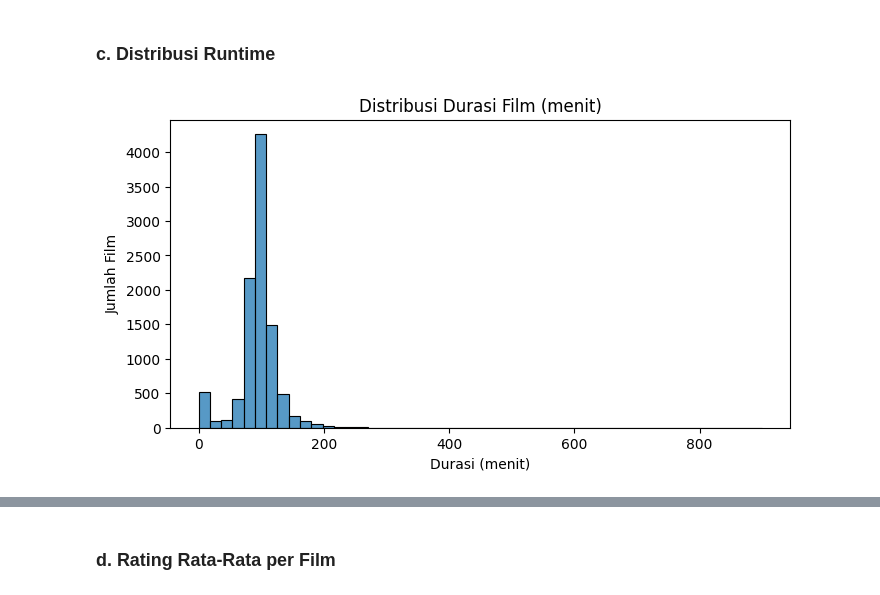
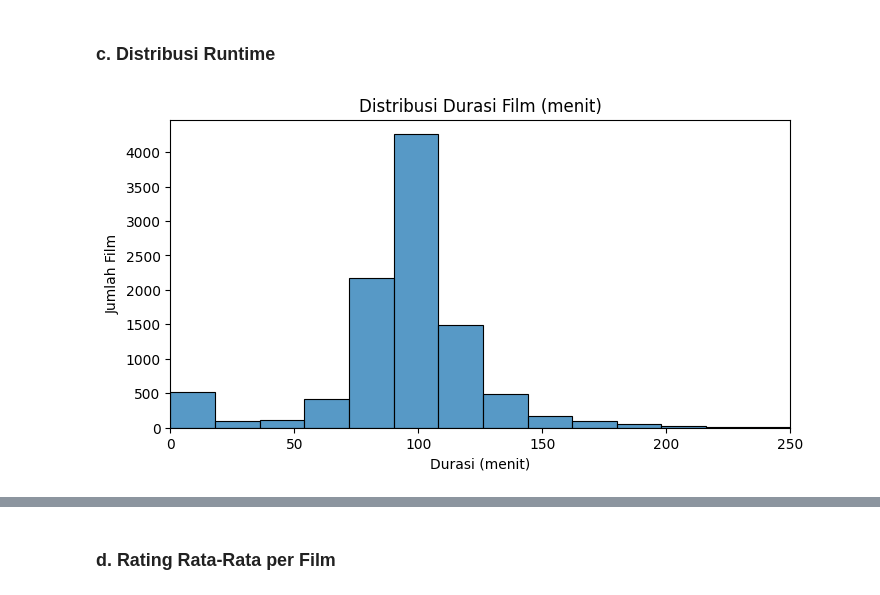
Before and after one commit to dwsafperri/movies_recommendation_system, a Jupyter notebook: recommendation_system.ipynb, the cells around one changed output, grey strips where cells are left out. Drawn from its saved outputs; the diff is of its cells as text; code cells hidden in the pictures.

```diff
--- a/recommendation_system.ipynb
+++ b/recommendation_system.ipynb
@@ -297,9 +297,10 @@ plt.show()
 # %%
 plt.figure(figsize=(8,4))
 sns.histplot(movies['runtime'].dropna(), bins=50)
 plt.title('Distribusi Durasi Film (menit)')
 plt.xlabel('Durasi (menit)')
 plt.ylabel('Jumlah Film')
+plt.xlim(0, 250)  # Batasi sumbu X dari 0 sampai 250 menit
 plt.show()
 # %% [output]
-[figure, old version]
+[figure, new version]
```
Also changed, not shown: parts of 22 cells of this notebook, 1 other file.
